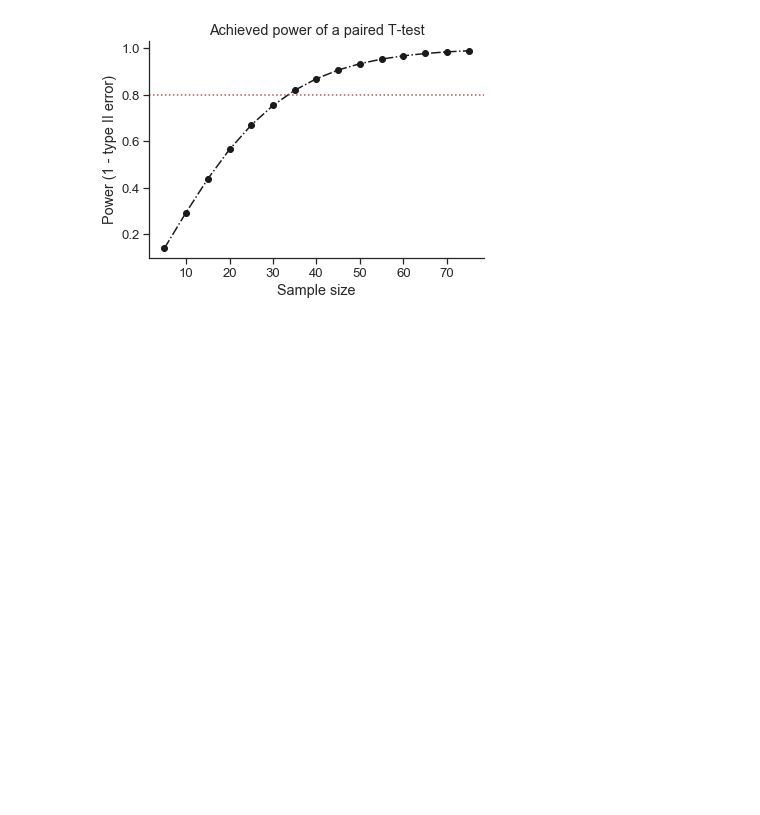
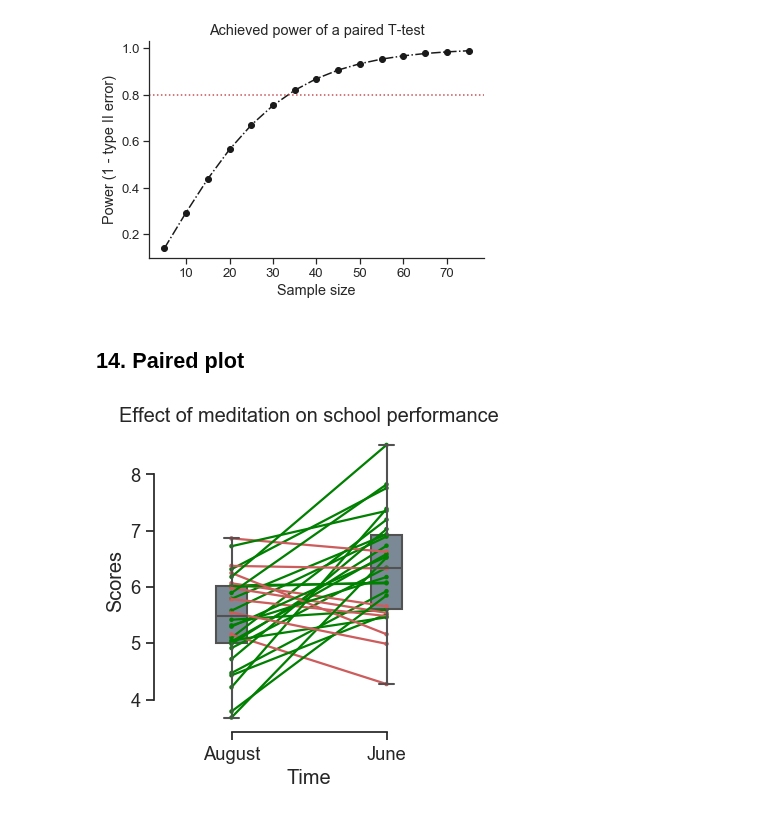
Before and after one commit to raphaelvallat/pingouin, a Jupyter notebook: notebooks/00_QuickStart.ipynb, the cells around one changed output. Saved outputs shown, nothing was run; the diff lists cells and outputs as text; code cells hidden in the pictures; blank space fills up the shorter version.

```diff
--- a/notebooks/00_QuickStart.ipynb
+++ b/notebooks/00_QuickStart.ipynb
@@ -176,3 +176,11 @@ plt.title('Achieved power of a paired T-test')
 sns.despine()
 # %% [output]
 [figure]
+# %% [markdown]
+## 14. Paired plot
+# %%
+df = read_dataset('mixed_anova').query("Group == 'Meditation' and Time != 'January'")
+ax = pg.plot_paired(data=df, dv='Scores', within='Time', subject='Subject')
+_ = ax.set_title("Effect of meditation on school performance")
+# %% [output]
+[figure, added]
```
Also changed, not shown: parts of 1 cell of this notebook, 8 other files.
